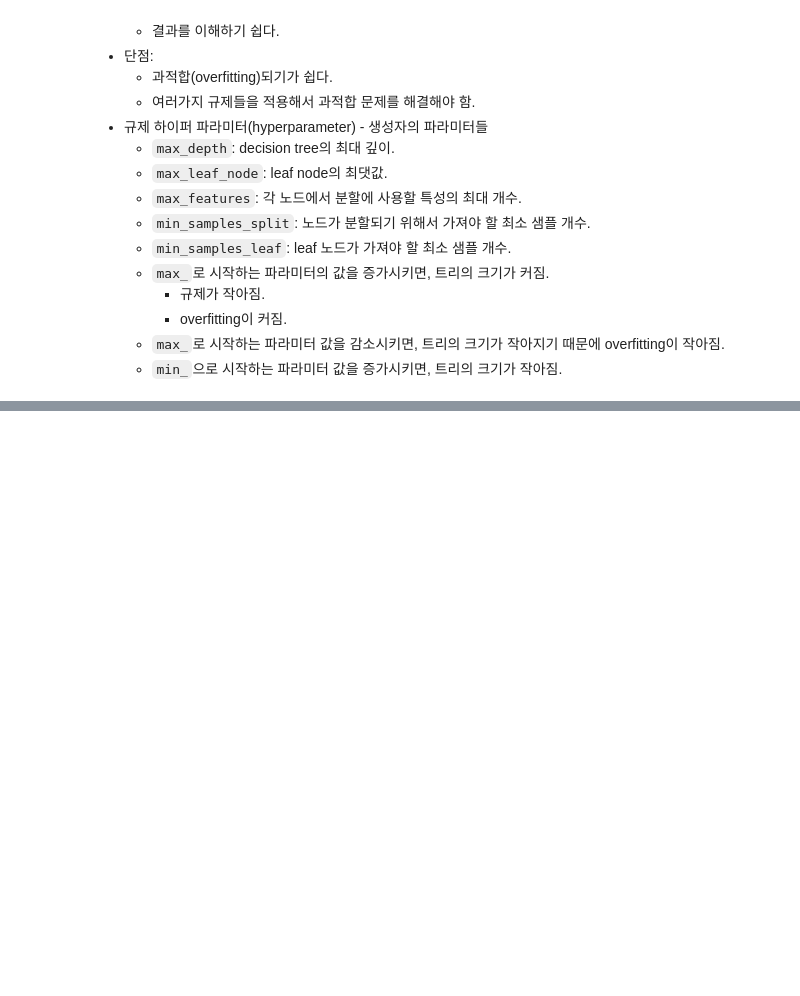
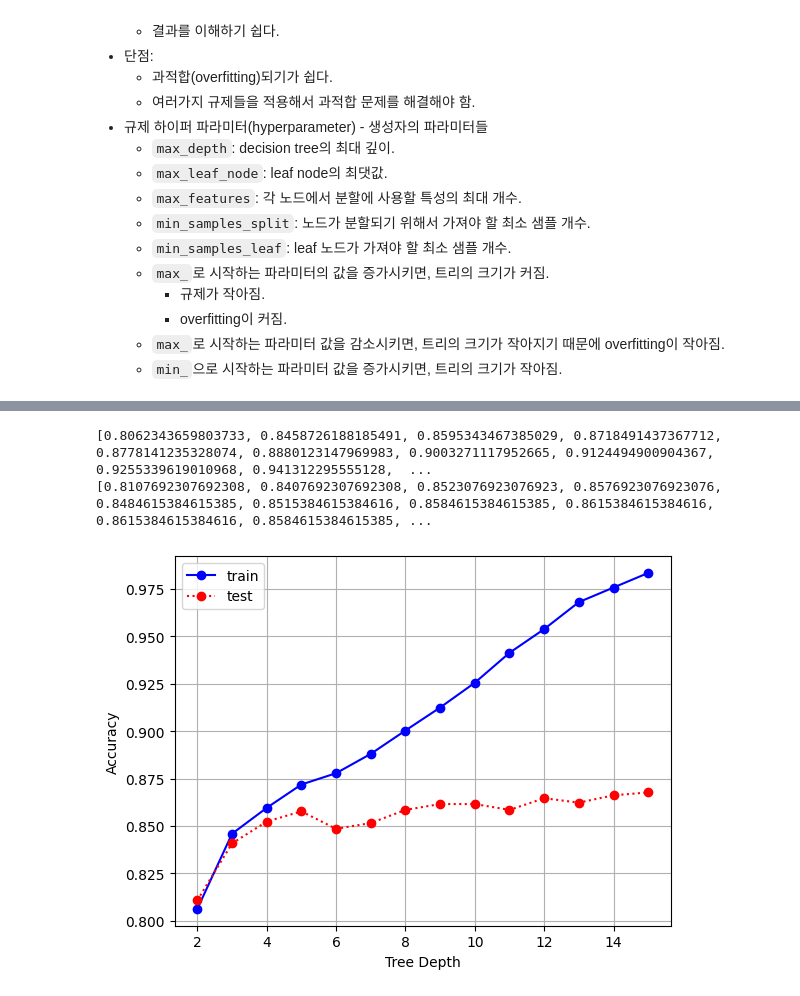
Before and after one commit to JakeOh/202505_BD50, a Jupyter notebook: lab_da/ml10_decision_tree.ipynb, the cells around one changed output, grey strips where cells are left out. Cells and saved outputs as stored; diff of their text form; code cells hidden in the pictures; blank space fills up the shorter version.

```diff
--- a/lab_da/ml10_decision_tree.ipynb
+++ b/lab_da/ml10_decision_tree.ipynb
@@ -251,0 +291,28 @@ $$
+# %%
+depths = np.arange(2, 16)  # max_depth: 2 ~ 15
+train_scores = []  # 훈련 셋에서의 정확도를 저장할 리스트
+test_scores = []  # 테스트 셋에서의 정확도를 저장할 리스트
+
+for d in depths:
+    tree_clf = DecisionTreeClassifier(max_depth=d, random_state=42)  # decision tree 생성
+    tree_clf.fit(X_train, y_train)  # 훈련
+    train_acc = tree_clf.score(X_train, y_train)  # 훈련 셋 정확도
+    train_scores.append(train_acc)
+    test_acc = tree_clf.score(X_test, y_test)  # 테스트 셋 정확도
+    test_scores.append(test_acc)
+
+print(train_scores)
+print(test_scores)
+# %% [output]
+[0.8062343659803733, 0.8458726188185491, 0.8595343467385029, 0.8718491437367712, 0.8778141235328074, 0.8880123147969983, 0.9003271117952665, 0.9124494900904367, 0.9255339619010968, 0.941312295555128,  ...
+[0.8107692307692308, 0.8407692307692308, 0.8523076923076923, 0.8576923076923076, 0.8484615384615385, 0.8515384615384616, 0.8584615384615385, 0.8615384615384616, 0.8615384615384616, 0.8584615384615385, ...
+# %%
+plt.plot(depths, train_scores, 'bo-', label='train')
+plt.plot(depths, test_scores, 'ro:', label='test')
+plt.legend()
+plt.grid()
+plt.xlabel('Tree Depth')
+plt.ylabel('Accuracy')
+plt.show()
+# %% [output]
+[figure, added]
```
Also changed, not shown: parts of 8 cells of this notebook.
